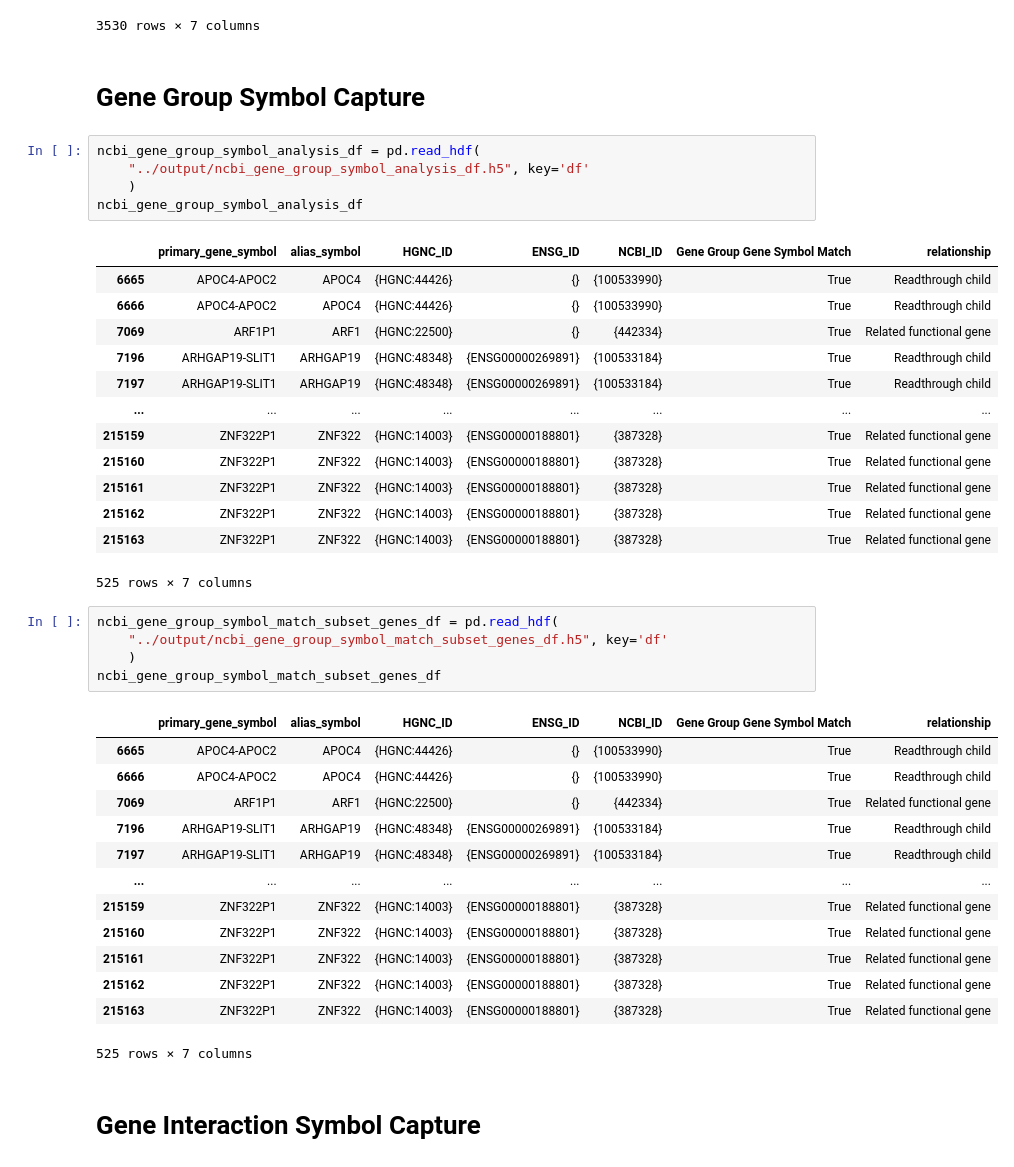
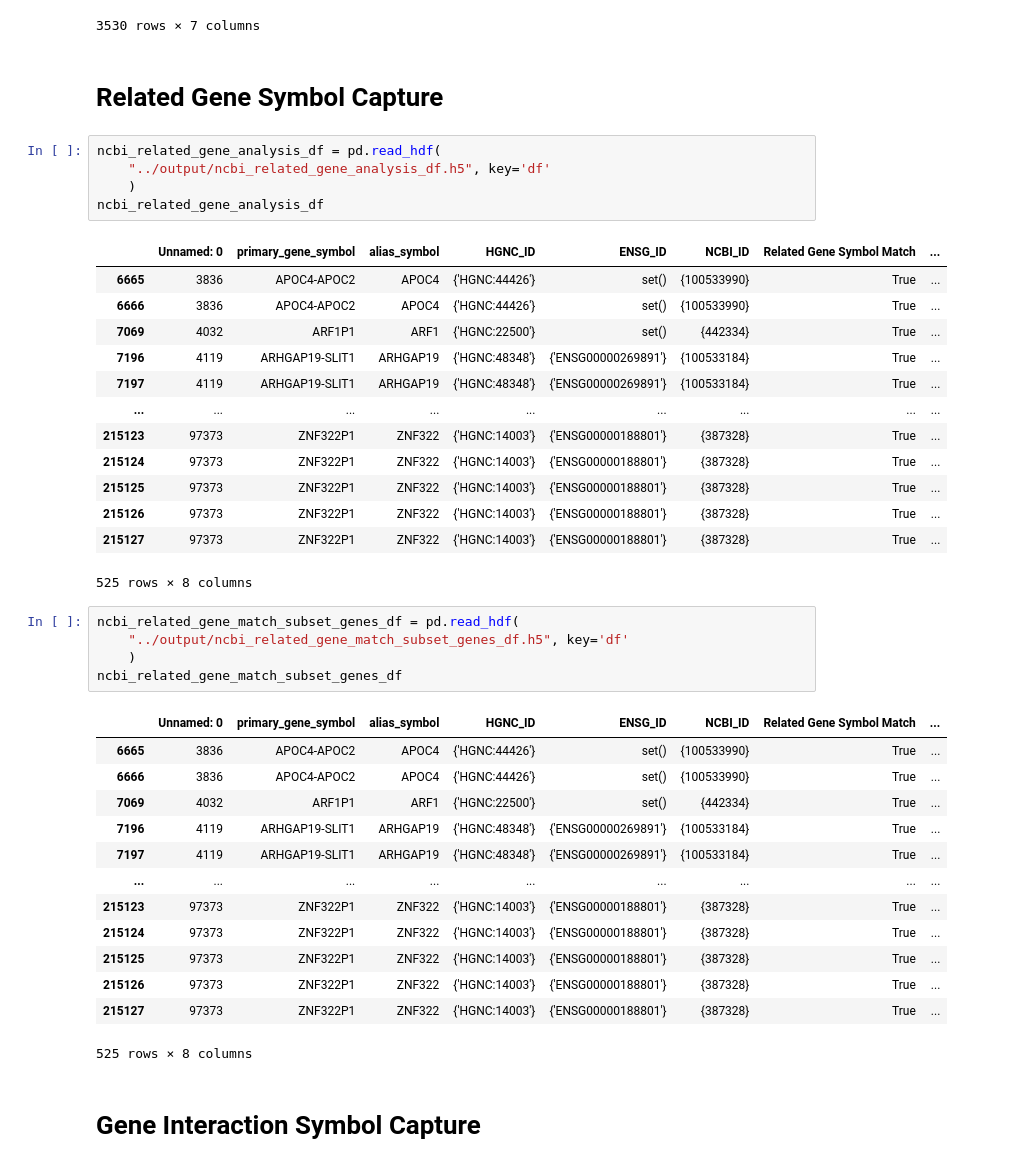
Before and after one commit to cancervariants/gene-harmony-analysis, a Jupyter notebook: analysis/5_symbol_capture_analysis.ipynb, the cells around one changed output. Saved outputs shown, nothing was run; the diff lists cells and outputs as text.

```diff
--- a/analysis/5_symbol_capture_analysis.ipynb
+++ b/analysis/5_symbol_capture_analysis.ipynb
@@ -710,45 +693,45 @@ ncbi_gene_neighbor_match_subset_genes_df
 | 102493 | ZNF547 | TRAPPC2B | {HGNC:26432} | {ENSG00000152433} | {284306} | True | ... |
 3530 rows × 7 columns
 # %% [markdown]
-# Gene Group Symbol Capture
+# Related Gene Symbol Capture
 # %%
-ncbi_gene_group_symbol_analysis_df = pd.read_hdf(
-    "../output/ncbi_gene_group_symbol_analysis_df.h5", key='df'
+ncbi_related_gene_analysis_df = pd.read_hdf(
+    "../output/ncbi_related_gene_analysis_df.h5", key='df'
     )
-ncbi_gene_group_symbol_analysis_df
+ncbi_related_gene_analysis_df
 # %% [output]
-|  | primary_gene_symbol | alias_symbol | HGNC_ID | ENSG_ID | NCBI_ID | Gene Group Gene Symbol Match | relationship |
-| 6665 | APOC4-APOC2 | APOC4 | {HGNC:44426} | {} | {100533990} | True | Readthrough child |
-| 6666 | APOC4-APOC2 | APOC4 | {HGNC:44426} | {} | {100533990} | True | Readthrough child |
-| 7069 | ARF1P1 | ARF1 | {HGNC:22500} | {} | {442334} | True | Related functional gene |
-| 7196 | ARHGAP19-SLIT1 | ARHGAP19 | {HGNC:48348} | {ENSG00000269891} | {100533184} | True | Readthrough child |
-| 7197 | ARHGAP19-SLIT1 | ARHGAP19 | {HGNC:48348} | {ENSG00000269891} | {100533184} | True | Readthrough child |
-| ... | ... | ... | ... | ... | ... | ... | ... |
-| 215159 | ZNF322P1 | ZNF322 | {HGNC:14003} | {ENSG00000188801} | {387328} | True | Related functional gene |
-| 215160 | ZNF322P1 | ZNF322 | {HGNC:14003} | {ENSG00000188801} | {387328} | True | Related functional gene |
-| 215161 | ZNF322P1 | ZNF322 | {HGNC:14003} | {ENSG00000188801} | {387328} | True | Related functional gene |
-| 215162 | ZNF322P1 | ZNF322 | {HGNC:14003} | {ENSG00000188801} | {387328} | True | Related functional gene |
-| 215163 | ZNF322P1 | ZNF322 | {HGNC:14003} | {ENSG00000188801} | {387328} | True | Related functional gene |
+|  | Unnamed: 0 | primary_gene_symbol | alias_symbol | HGNC_ID | ENSG_ID | NCBI_ID | Related Gene Symbol Match | ... |
+| 6665 | 3836 | APOC4-APOC2 | APOC4 | {'HGNC:44426'} | set() | {100533990} | True | ... |
+| 6666 | 3836 | APOC4-APOC2 | APOC4 | {'HGNC:44426'} | set() | {100533990} | True | ... |
+| 7069 | 4032 | ARF1P1 | ARF1 | {'HGNC:22500'} | set() | {442334} | True | ... |
+| 7196 | 4119 | ARHGAP19-SLIT1 | ARHGAP19 | {'HGNC:48348'} | {'ENSG00000269891'} | {100533184} | True | ... |
+| 7197 | 4119 | ARHGAP19-SLIT1 | ARHGAP19 | {'HGNC:48348'} | {'ENSG00000269891'} | {100533184} | True | ... |
+| ... | ... | ... | ... | ... | ... | ... | ... | ... |
+| 215123 | 97373 | ZNF322P1 | ZNF322 | {'HGNC:14003'} | {'ENSG00000188801'} | {387328} | True | ... |
+| 215124 | 97373 | ZNF322P1 | ZNF322 | {'HGNC:14003'} | {'ENSG00000188801'} | {387328} | True | ... |
+| 215125 | 97373 | ZNF322P1 | ZNF322 | {'HGNC:14003'} | {'ENSG00000188801'} | {387328} | True | ... |
+| 215126 | 97373 | ZNF322P1 | ZNF322 | {'HGNC:14003'} | {'ENSG00000188801'} | {387328} | True | ... |
+| 215127 | 97373 | ZNF322P1 | ZNF322 | {'HGNC:14003'} | {'ENSG00000188801'} | {387328} | True | ... |
-525 rows × 7 columns
+525 rows × 8 columns
 # %%
-ncbi_gene_group_symbol_match_subset_genes_df = pd.read_hdf(
-    "../output/ncbi_gene_group_symbol_match_subset_genes_df.h5", key='df'
+ncbi_related_gene_match_subset_genes_df = pd.read_hdf(
+    "../output/ncbi_related_gene_match_subset_genes_df.h5", key='df'
     )
-ncbi_gene_group_symbol_match_subset_genes_df
+ncbi_related_gene_match_subset_genes_df
 # %% [output]
-|  | primary_gene_symbol | alias_symbol | HGNC_ID | ENSG_ID | NCBI_ID | Gene Group Gene Symbol Match | relationship |
-| 6665 | APOC4-APOC2 | APOC4 | {HGNC:44426} | {} | {100533990} | True | Readthrough child |
-| 6666 | APOC4-APOC2 | APOC4 | {HGNC:44426} | {} | {100533990} | True | Readthrough child |
-| 7069 | ARF1P1 | ARF1 | {HGNC:22500} | {} | {442334} | True | Related functional gene |
-| 7196 | ARHGAP19-SLIT1 | ARHGAP19 | {HGNC:48348} | {ENSG00000269891} | {100533184} | True | Readthrough child |
-| 7197 | ARHGAP19-SLIT1 | ARHGAP19 | {HGNC:48348} | {ENSG00000269891} | {100533184} | True | Readthrough child |
-| ... | ... | ... | ... | ... | ... | ... | ... |
-| 215159 | ZNF322P1 | ZNF322 | {HGNC:14003} | {ENSG00000188801} | {387328} | True | Related functional gene |
-| 215160 | ZNF322P1 | ZNF322 | {HGNC:14003} | {ENSG00000188801} | {387328} | True | Related functional gene |
-| 215161 | ZNF322P1 | ZNF322 | {HGNC:14003} | {ENSG00000188801} | {387328} | True | Related functional gene |
-| 215162 | ZNF322P1 | ZNF322 | {HGNC:14003} | {ENSG00000188801} | {387328} | True | Related functional gene |
-| 215163 | ZNF322P1 | ZNF322 | {HGNC:14003} | {ENSG00000188801} | {387328} | True | Related functional gene |
+|  | Unnamed: 0 | primary_gene_symbol | alias_symbol | HGNC_ID | ENSG_ID | NCBI_ID | Related Gene Symbol Match | ... |
+| 6665 | 3836 | APOC4-APOC2 | APOC4 | {'HGNC:44426'} | set() | {100533990} | True | ... |
+| 6666 | 3836 | APOC4-APOC2 | APOC4 | {'HGNC:44426'} | set() | {100533990} | True | ... |
+| 7069 | 4032 | ARF1P1 | ARF1 | {'HGNC:22500'} | set() | {442334} | True | ... |
+| 7196 | 4119 | ARHGAP19-SLIT1 | ARHGAP19 | {'HGNC:48348'} | {'ENSG00000269891'} | {100533184} | True | ... |
+| 7197 | 4119 | ARHGAP19-SLIT1 | ARHGAP19 | {'HGNC:48348'} | {'ENSG00000269891'} | {100533184} | True | ... |
+| ... | ... | ... | ... | ... | ... | ... | ... | ... |
+| 215123 | 97373 | ZNF322P1 | ZNF322 | {'HGNC:14003'} | {'ENSG00000188801'} | {387328} | True | ... |
+| 215124 | 97373 | ZNF322P1 | ZNF322 | {'HGNC:14003'} | {'ENSG00000188801'} | {387328} | True | ... |
+| 215125 | 97373 | ZNF322P1 | ZNF322 | {'HGNC:14003'} | {'ENSG00000188801'} | {387328} | True | ... |
+| 215126 | 97373 | ZNF322P1 | ZNF322 | {'HGNC:14003'} | {'ENSG00000188801'} | {387328} | True | ... |
+| 215127 | 97373 | ZNF322P1 | ZNF322 | {'HGNC:14003'} | {'ENSG00000188801'} | {387328} | True | ... |
-525 rows × 7 columns
+525 rows × 8 columns
 # %% [markdown]
 # Gene Interaction Symbol Capture
 # %%
```
Also changed, not shown: parts of 60 cells of this notebook, 12 other files.
